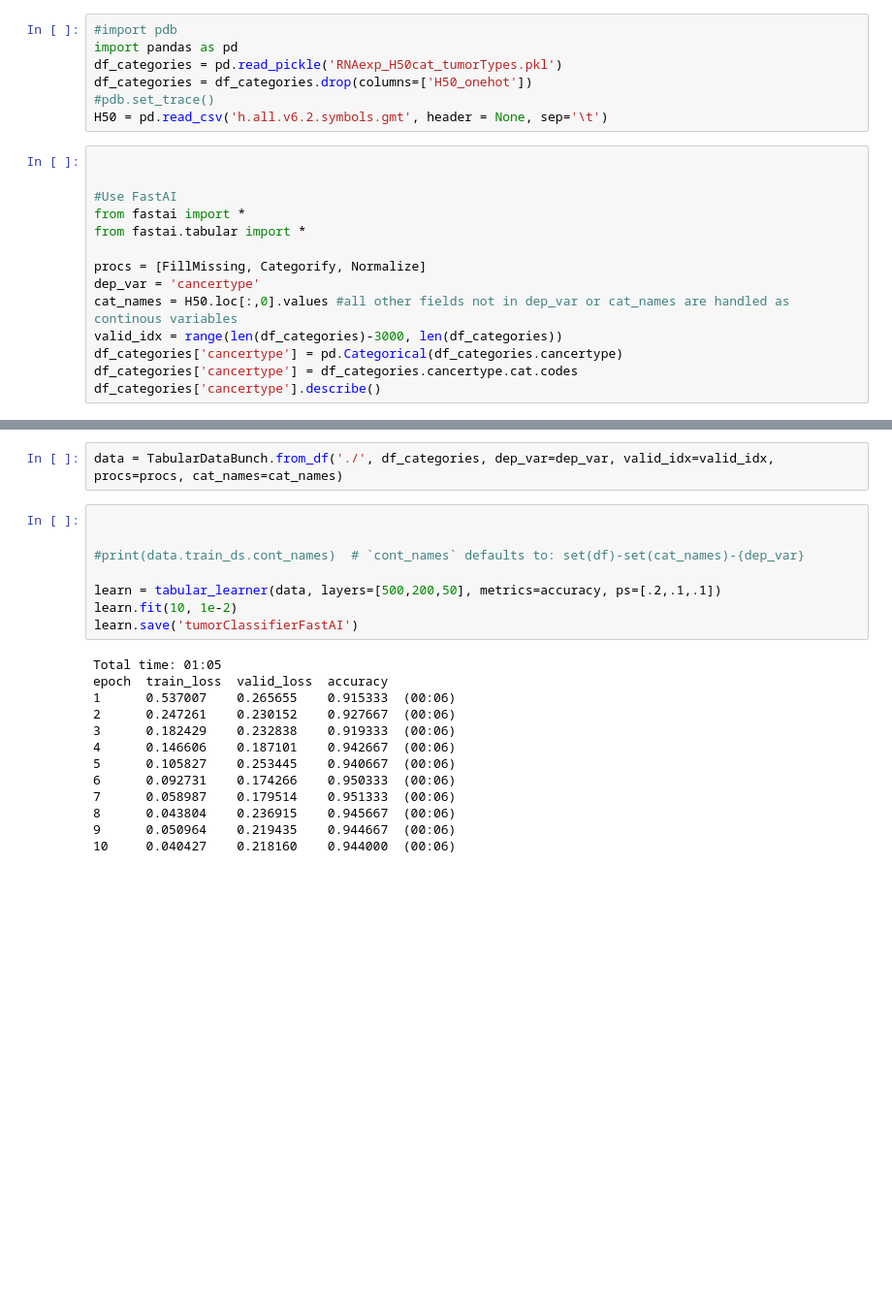
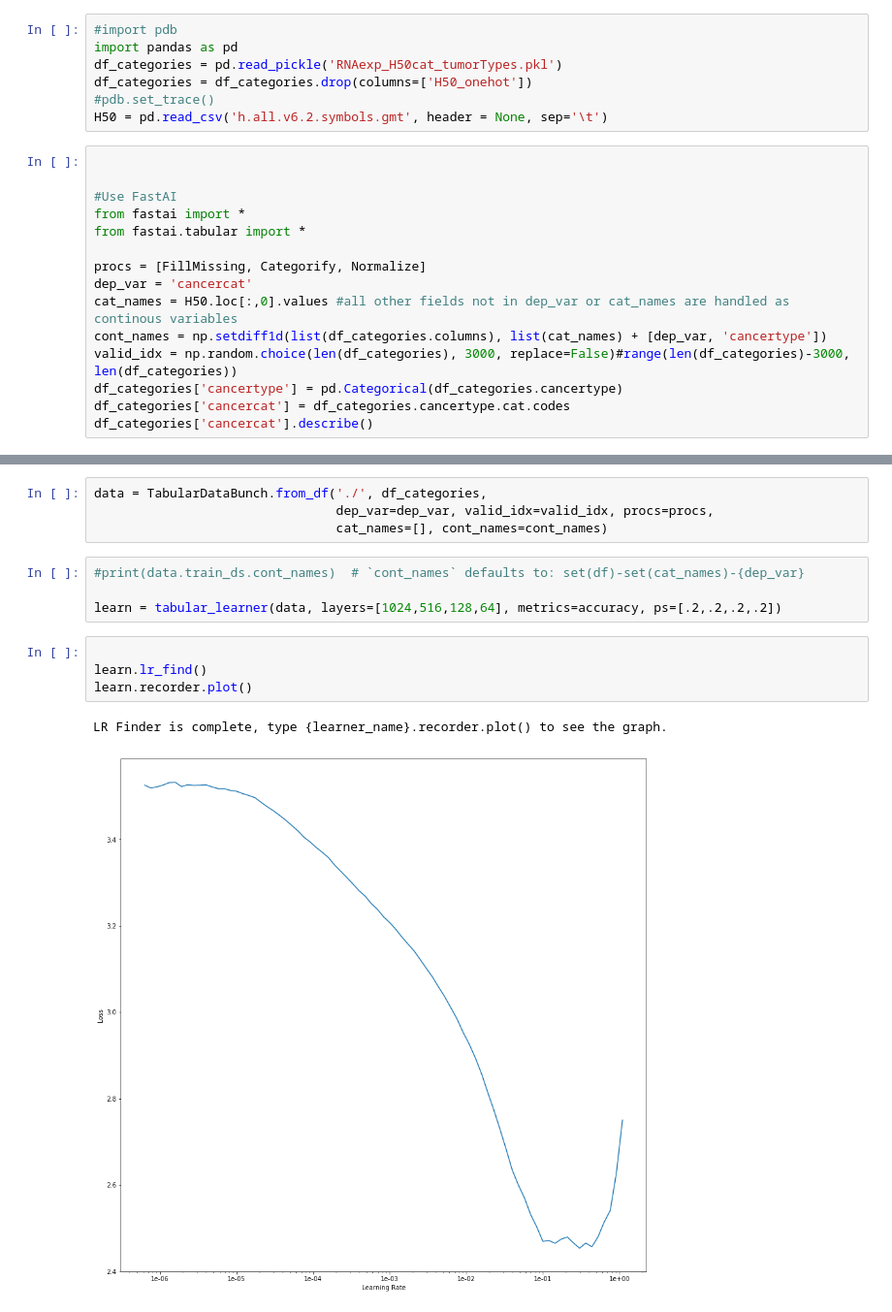
Before and after one commit to auriml/gen, a Jupyter notebook: TumorClassification.ipynb, the cells around one changed output, grey strips where cells are left out. Shown at 97% size. Cells and saved outputs as stored; diff of their text form; blank space fills up the shorter version.

```diff
--- a/TumorClassification.ipynb
+++ b/TumorClassification.ipynb
@@ -158,12 +160,13 @@ from fastai import *
 from fastai.tabular import *
 
 procs = [FillMissing, Categorify, Normalize]
-dep_var = 'cancertype'
+dep_var = 'cancercat'
 cat_names = H50.loc[:,0].values #all other fields not in dep_var or cat_names are handled as continous variables
-valid_idx = range(len(df_categories)-3000, len(df_categories))
+cont_names = np.setdiff1d(list(df_categories.columns), list(cat_names) + [dep_var, 'cancertype'])
+valid_idx = np.random.choice(len(df_categories), 3000, replace=False)#range(len(df_categories)-3000, len(df_categories))
 df_categories['cancertype'] = pd.Categorical(df_categories.cancertype)
-df_categories['cancertype'] = df_categories.cancertype.cat.codes
-df_categories['cancertype'].describe()
+df_categories['cancercat'] = df_categories.cancertype.cat.codes
+df_categories['cancercat'].describe()
 # %% [output]
 count    11284.000000
 mean        15.014002
@@ -177,23 +185,15 @@ Name: cancertype, dtype: float64
 # %%
-data = TabularDataBunch.from_df('./', df_categories, dep_var=dep_var, valid_idx=valid_idx, procs=procs, cat_names=cat_names)
+data = TabularDataBunch.from_df('./', df_categories,
+                                dep_var=dep_var, valid_idx=valid_idx, procs=procs,
+                                cat_names=[], cont_names=cont_names)
 # %%
-
-
 #print(data.train_ds.cont_names)  # `cont_names` defaults to: set(df)-set(cat_names)-{dep_var}
 
-learn = tabular_learner(data, layers=[500,200,50], metrics=accuracy, ps=[.2,.1,.1])
-learn.fit(10, 1e-2)
-learn.save('tumorClassifierFastAI')
+learn = tabular_learner(data, layers=[1024,516,128,64], metrics=accuracy, ps=[.2,.2,.2,.2])
-# %% [output]
-Total time: 01:05
-epoch  train_loss  valid_loss  accuracy
-1      0.537007    0.265655    0.915333  (00:06)
-2      0.247261    0.230152    0.927667  (00:06)
-3      0.182429    0.232838    0.919333  (00:06)
-4      0.146606    0.187101    0.942667  (00:06)
-5      0.105827    0.253445    0.940667  (00:06)
-6      0.092731    0.174266    0.950333  (00:06)
-7      0.058987    0.179514    0.951333  (00:06)
-8      0.043804    0.236915    0.945667  (00:06)
-9      0.050964    0.219435    0.944667  (00:06)
-10     0.040427    0.218160    0.944000  (00:06)
+# %%
+
+learn.lr_find()
+learn.recorder.plot()
+# %% [output]
+LR Finder is complete, type {learner_name}.recorder.plot() to see the graph.
+[figure, added]
```
Also changed, not shown: parts of 11 cells of this notebook.
